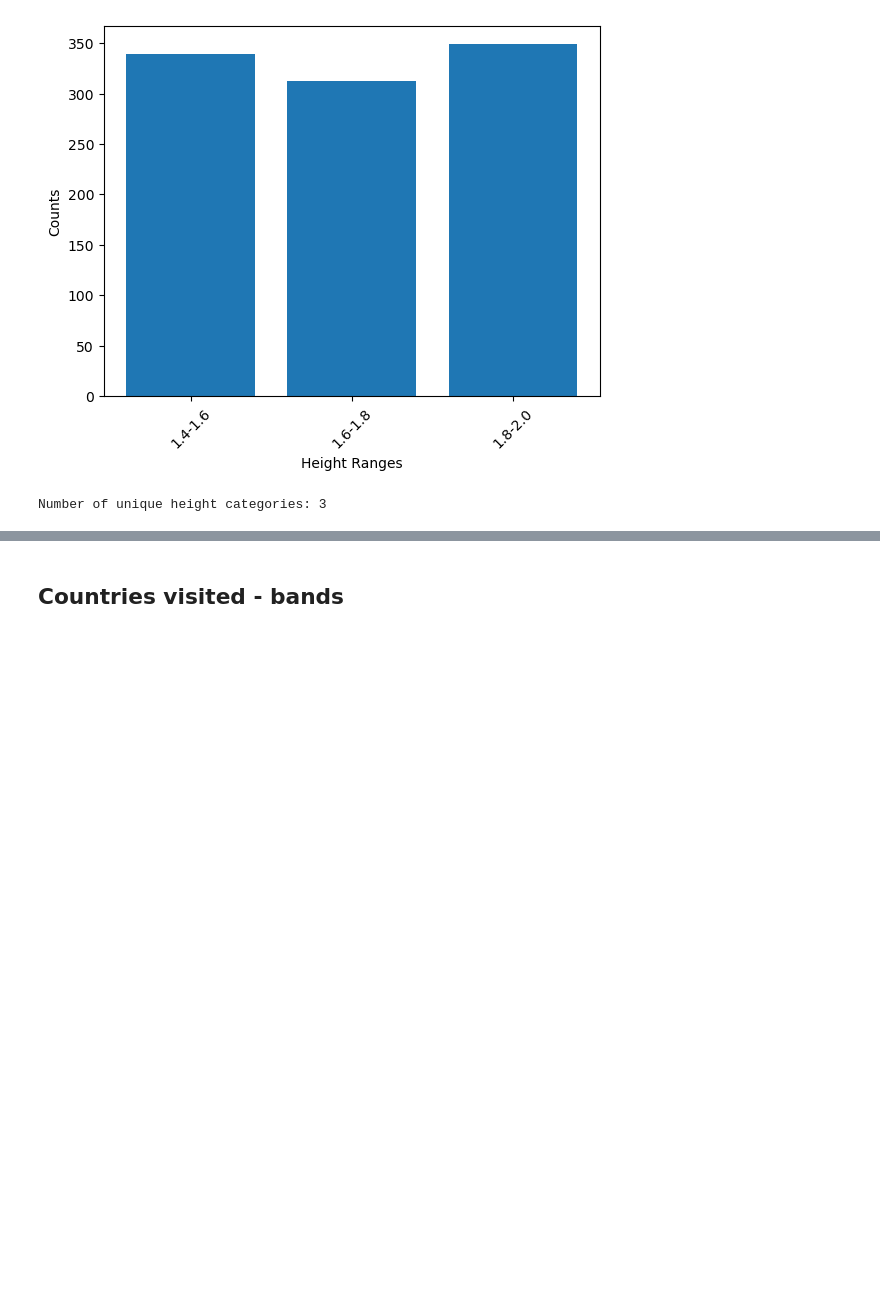
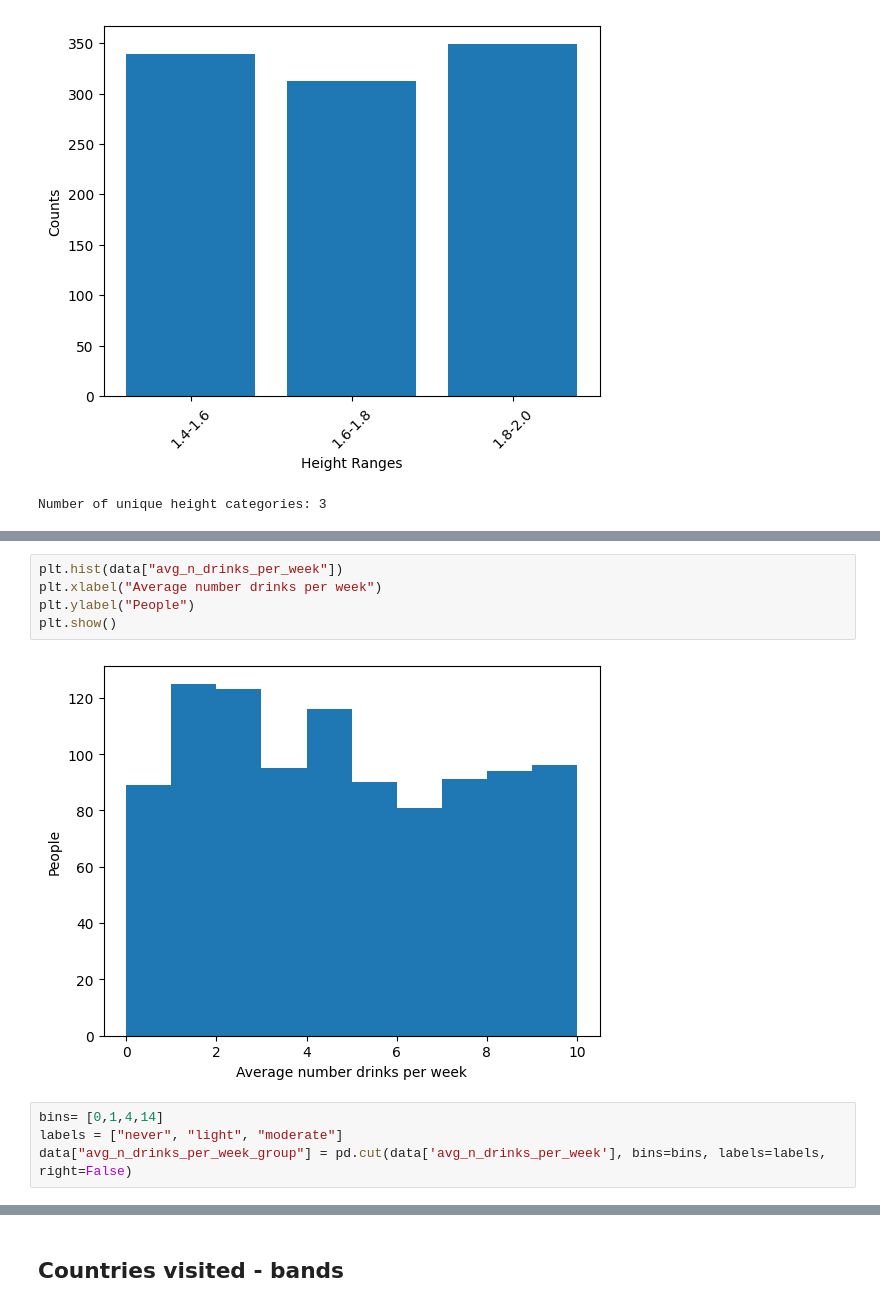
Before and after one commit to KHsuan/CDM_data_anonymisation, a Jupyter notebook: final.ipynb, the cells around one changed output, grey strips where cells are left out. Drawn from its saved outputs; the diff is of its cells as text; blank space fills up the shorter version.

```diff
--- a/final.ipynb
+++ b/final.ipynb
@@ -352,0 +368,11 @@ Number of unique height categories: 3
+# %%
+plt.hist(data["avg_n_drinks_per_week"])
+plt.xlabel("Average number drinks per week")
+plt.ylabel("People")
+plt.show()
+# %% [output]
+[figure, added]
+# %%
+bins= [0,1,4,14]
+labels = ["never", "light", "moderate"]
+data["avg_n_drinks_per_week_group"] = pd.cut(data['avg_n_drinks_per_week'], bins=bins, labels=labels, right=False)
```
Also changed, not shown: parts of 11 cells of this notebook.
